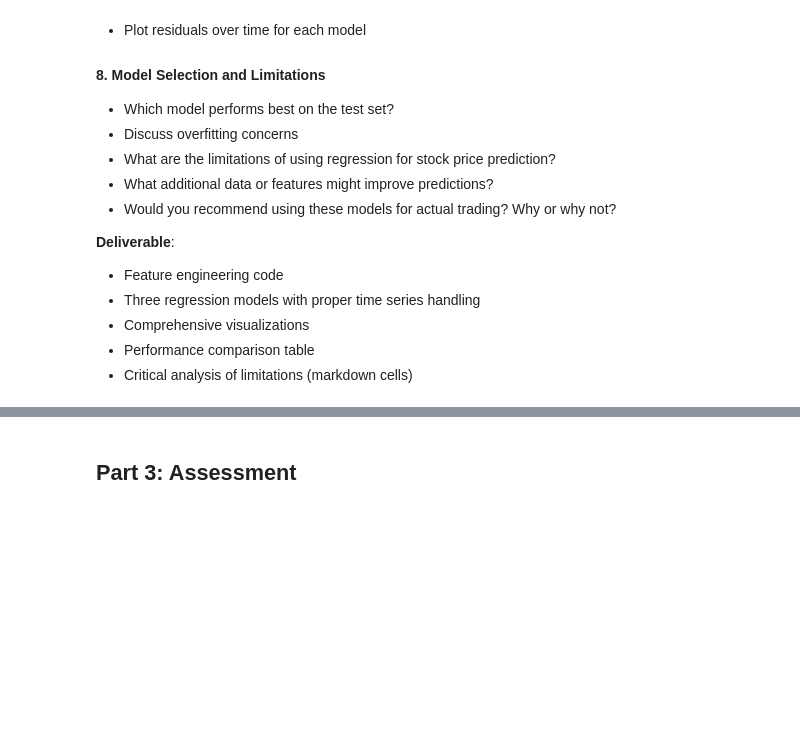
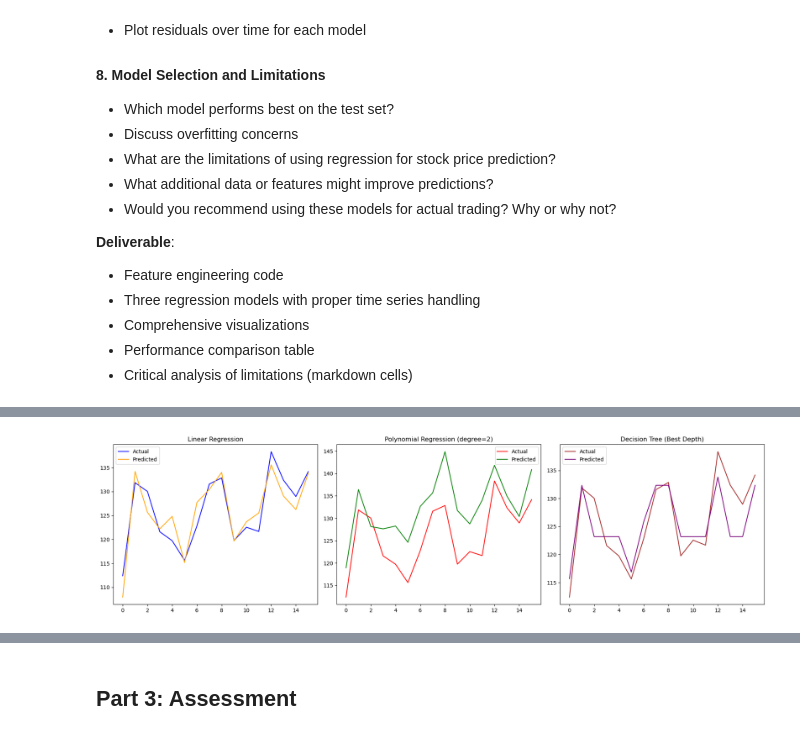
Before and after one commit to Blessing-Ekeh/dataraflow-week15-supervised-learning, a Jupyter notebook: Take Home (1).ipynb, the cells around one changed output, grey strips where cells are left out. Saved outputs shown, nothing was run; the diff lists cells and outputs as text; code cells hidden in the pictures; blank space fills up the shorter version.

```diff
--- a/Take Home (1).ipynb
+++ b/Take Home (1).ipynb
@@ -1330,0 +1530,19 @@ plt.show()
+# %%
+# --- Model 1: Multiple Linear Regression (Baseline) ---
+lin_reg = LinearRegression()
+#Train the model
+lin_reg.fit(X_train, Y_train)
+#Make predictions
+Y_pred_lin = lin_reg.predict(X_test)
+
+# Calculate metrics
+from sklearn.metrics import r2_score, mean_absolute_error, mean_squared_error
+r2_lin = r2_score(Y_test, Y_pred_lin)
+mae_lin = mean_absolute_error(Y_test, Y_pred_lin)
+mse_lin = mean_squared_error(Y_test, Y_pred_lin)
+rmse_lin = np.sqrt(mse_lin)
+print(f'Multiple Linear Regression')
+print(f'R²: {r2_lin}')
+print(f'MAE: {mae_lin}')
+print(f'MSE: {mse_lin}')
+print(f'RMSE: {rmse_lin}')
@@ -1330,0 +1702,28 @@ plt.show()
+# %%
+#--- Visualizations (Time series plots) ---
+plt.figure(figsize=(18, 5))
+
+# Linear Regression
+plt.subplot(1, 3, 1)
+plt.plot(Y_test.values, label='Actual', color='blue')
+plt.plot(Y_pred_lin, label='Predicted', color='orange')
+plt.title('Linear Regression')
+plt.legend()
+
+# Polynomial Regression (degree=2)
+plt.subplot(1, 3, 2)
+plt.plot(Y_test.values, label='Actual', color='red')
+plt.plot(Y_pred_poly, label='Predicted', color='green')
+plt.title('Polynomial Regression (degree=2)')
+plt.legend()
+
+# Decision Tree (best depth)
+plt.subplot(1, 3, 3)
+plt.plot(Y_test.values, label='Actual', color='brown')
+plt.plot(Y_pred_tree_best, label='Predicted', color='purple')
+plt.title('Decision Tree (Best Depth)')
+plt.legend()
+plt.tight_layout()
+plt.show()
+# %% [output]
+[figure, added]
```
Also changed, not shown: parts of 20 cells of this notebook.
